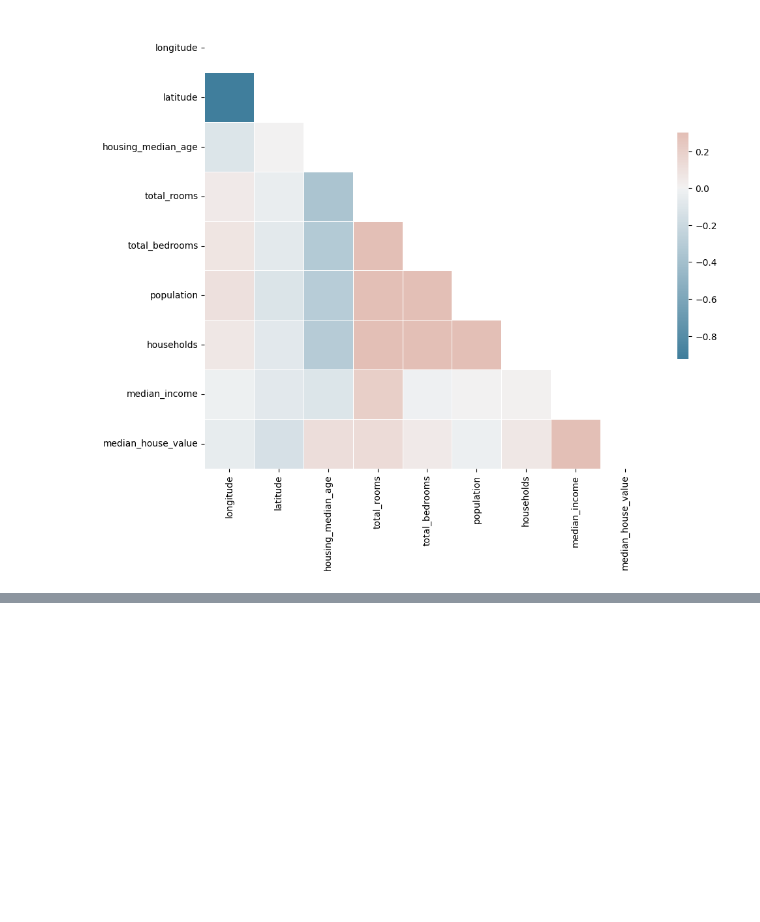
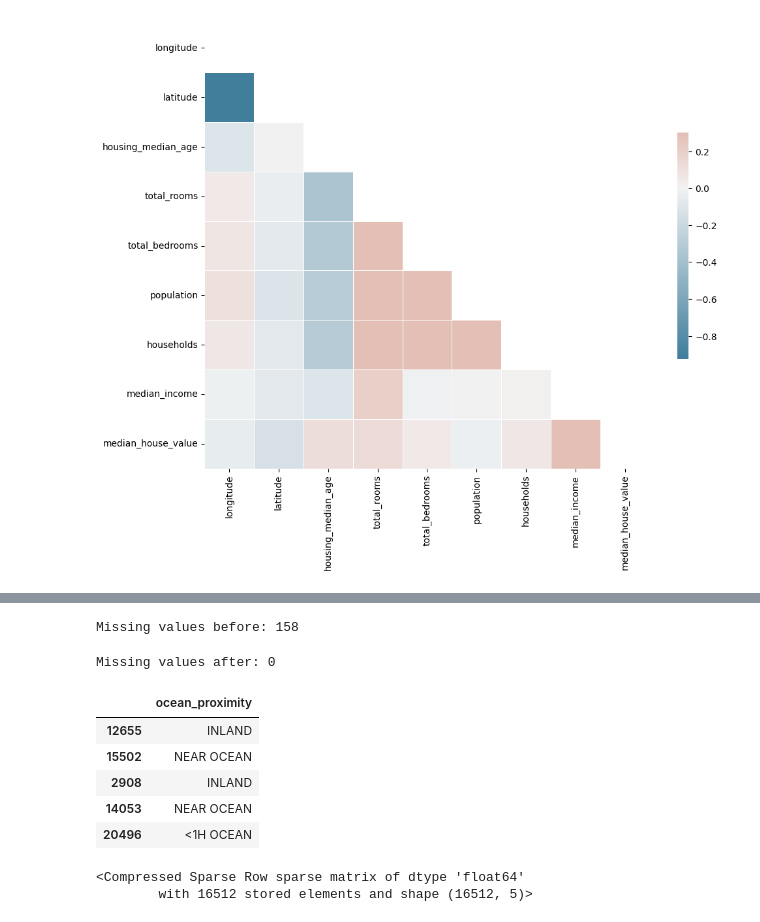
Before and after one commit to YuktheswarAlahari19/California-Market-Prediction, a Jupyter notebook: ProjectBook.ipynb, the cells around one changed output, grey strips where cells are left out. Cells and saved outputs as stored; diff of their text form; code cells hidden in the pictures; blank space fills up the shorter version.

```diff
--- a/ProjectBook.ipynb
+++ b/ProjectBook.ipynb
@@ -217,0 +246,4 @@ sns.heatmap(corr_matrix, mask=mask,cmap=cmap,vmax=.3,center=0,square=True,linewi
+# %%
+print("Missing values before:", housing["total_bedrooms"].isnull().sum())
+# %% [output]
+Missing values before: 158
@@ -217,0 +259,14 @@ sns.heatmap(corr_matrix, mask=mask,cmap=cmap,vmax=.3,center=0,square=True,linewi
+# %%
+print("Missing values after:", housing_num["total_bedrooms"].isnull().sum())
+# %% [output]
+Missing values after: 0
+# %%
+housing_cat = housing[["ocean_proximity"]]
+housing_cat.head(5)
+# %% [output]
+|  | ocean_proximity |
+| 12655 | INLAND |
+| 15502 | NEAR OCEAN |
+| 2908 | INLAND |
+| 14053 | NEAR OCEAN |
+| 20496 | <1H OCEAN |
@@ -217,0 +277,9 @@ sns.heatmap(corr_matrix, mask=mask,cmap=cmap,vmax=.3,center=0,square=True,linewi
+# %%
+from sklearn.preprocessing import OneHotEncoder
+cat_encoder = OneHotEncoder()
+housing_cat_1hot = cat_encoder.fit_transform(housing_cat)
+
+housing_cat_1hot
+# %% [output]
+<Compressed Sparse Row sparse matrix of dtype 'float64'
+        with 16512 stored elements and shape (16512, 5)>
```
Also changed, not shown: parts of 22 cells of this notebook.
